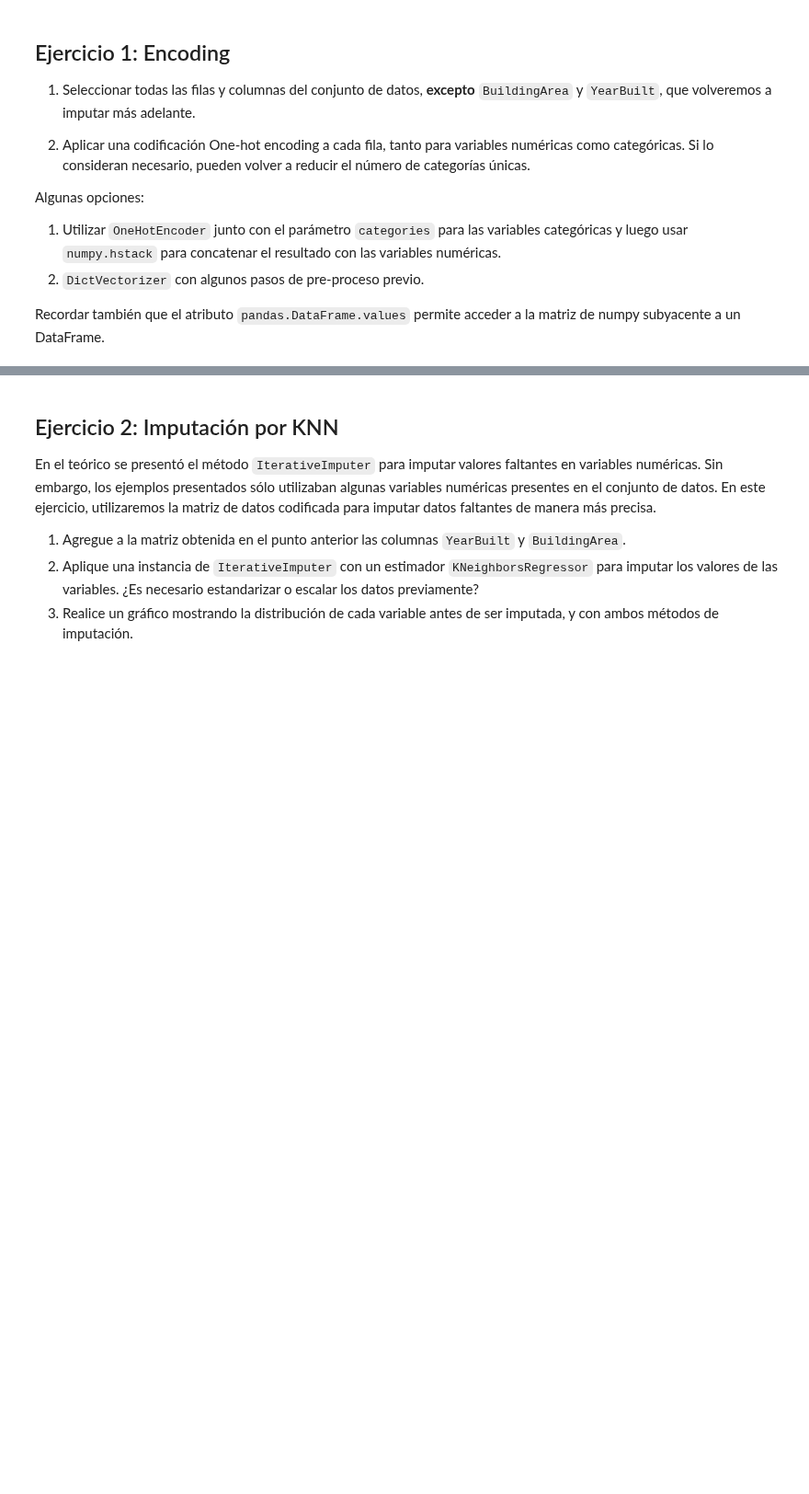
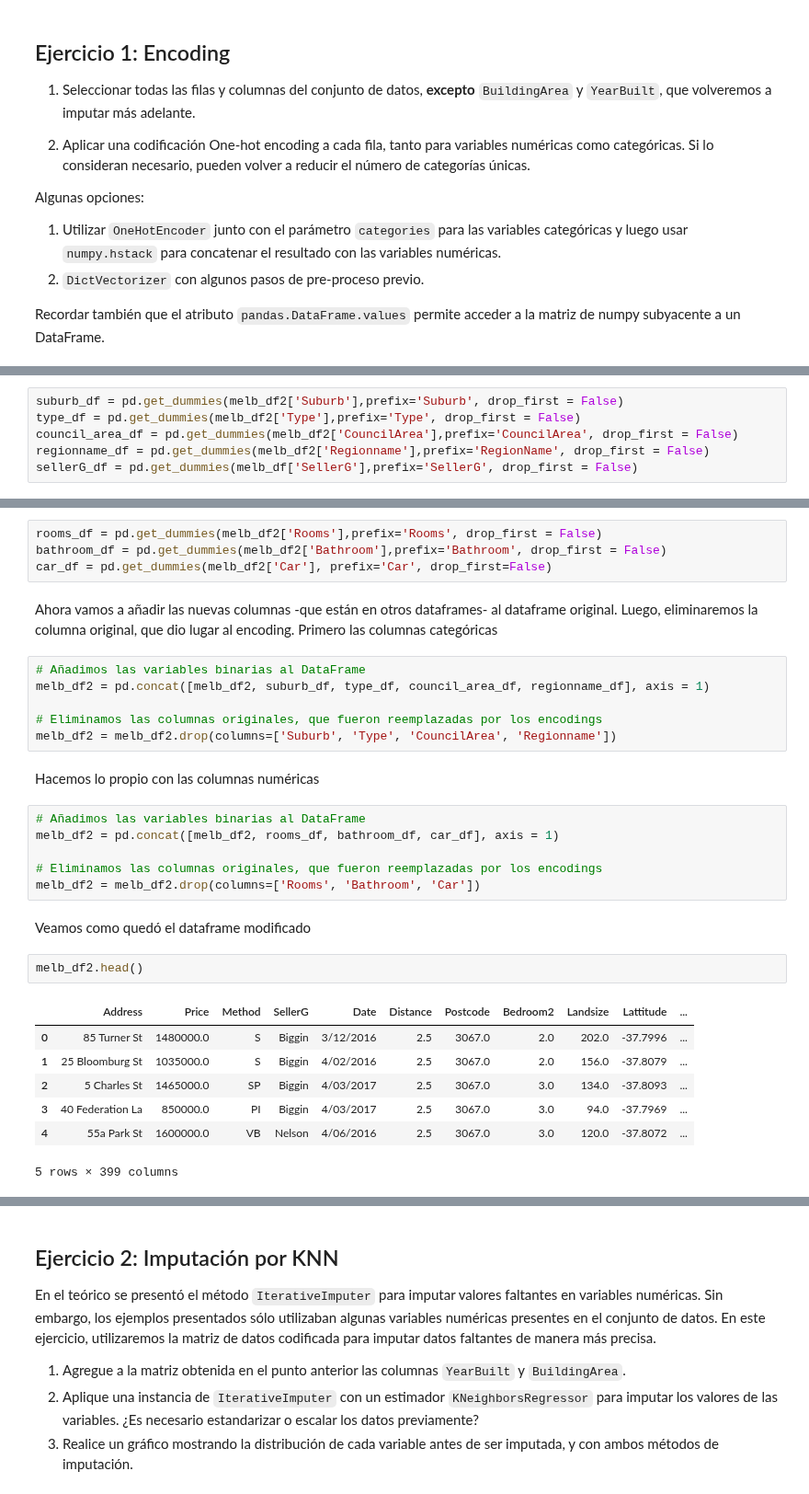
Before and after one commit to josezerda/DiploDatos2024, a Jupyter notebook: 02_ExploracionCuracion/Entregable_parte_2_2024_Grupo_1.ipynb, the cells around one changed output, grey strips where cells are left out. Shown at 92% size. Saved outputs shown, nothing was run; the diff lists cells and outputs as text; blank space fills up the shorter version.

```diff
--- a/02_ExploracionCuracion/Entregable_parte_2_2024_Grupo_1.ipynb
+++ b/02_ExploracionCuracion/Entregable_parte_2_2024_Grupo_1.ipynb
@@ -41,0 +120,6 @@ Recordar también que el atributo `pandas.DataFrame.values` permite acceder a la
+# %%
+suburb_df = pd.get_dummies(melb_df2['Suburb'],prefix='Suburb', drop_first = False)
+type_df = pd.get_dummies(melb_df2['Type'],prefix='Type', drop_first = False)
+council_area_df = pd.get_dummies(melb_df2['CouncilArea'],prefix='CouncilArea', drop_first = False)
+regionname_df = pd.get_dummies(melb_df2['Regionname'],prefix='RegionName', drop_first = False)
+sellerG_df = pd.get_dummies(melb_df['SellerG'],prefix='SellerG', drop_first = False)
@@ -41,0 +161,33 @@ Recordar también que el atributo `pandas.DataFrame.values` permite acceder a la
+# %%
+rooms_df = pd.get_dummies(melb_df2['Rooms'],prefix='Rooms', drop_first = False)
+bathroom_df = pd.get_dummies(melb_df2['Bathroom'],prefix='Bathroom', drop_first = False)
+car_df = pd.get_dummies(melb_df2['Car'], prefix='Car', drop_first=False)
+# %% [markdown]
+Ahora vamos a añadir las nuevas columnas -que están en otros dataframes- al dataframe original. Luego, eliminaremos la columna original, que dio lugar al encoding.
+Primero las columnas categóricas
+# %%
+# Añadimos las variables binarias al DataFrame
+melb_df2 = pd.concat([melb_df2, suburb_df, type_df, council_area_df, regionname_df], axis = 1)
+
+# Eliminamos las columnas originales, que fueron reemplazadas por los encodings
+melb_df2 = melb_df2.drop(columns=['Suburb', 'Type', 'CouncilArea', 'Regionname'])
+# %% [markdown]
+Hacemos lo propio con las columnas numéricas
+# %%
+# Añadimos las variables binarias al DataFrame
+melb_df2 = pd.concat([melb_df2, rooms_df, bathroom_df, car_df], axis = 1)
+
+# Eliminamos las columnas originales, que fueron reemplazadas por los encodings
+melb_df2 = melb_df2.drop(columns=['Rooms', 'Bathroom', 'Car'])
+# %% [markdown]
+Veamos como quedó el dataframe modificado
+# %%
+melb_df2.head()
+# %% [output]
+|  | Address | Price | Method | SellerG | Date | Distance | Postcode | Bedroom2 | Landsize | Lattitude | ... |
+| 0 | 85 Turner St | 1480000.0 | S | Biggin | 3/12/2016 | 2.5 | 3067.0 | 2.0 | 202.0 | -37.7996 | ... |
+| 1 | 25 Bloomburg St | 1035000.0 | S | Biggin | 4/02/2016 | 2.5 | 3067.0 | 2.0 | 156.0 | -37.8079 | ... |
+| 2 | 5 Charles St | 1465000.0 | SP | Biggin | 4/03/2017 | 2.5 | 3067.0 | 3.0 | 134.0 | -37.8093 | ... |
+| 3 | 40 Federation La | 850000.0 | PI | Biggin | 4/03/2017 | 2.5 | 3067.0 | 3.0 | 94.0 | -37.7969 | ... |
+| 4 | 55a Park St | 1600000.0 | VB | Nelson | 4/06/2016 | 2.5 | 3067.0 | 3.0 | 120.0 | -37.8072 | ... |
+5 rows × 399 columns
```
Also changed, not shown: parts of 23 cells of this notebook, 1 other file.
